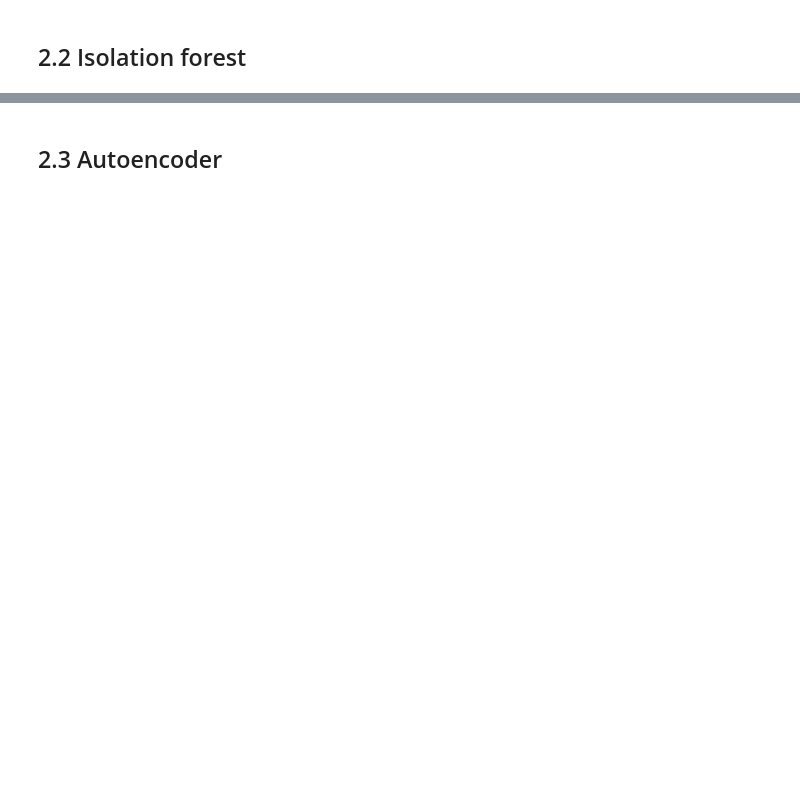
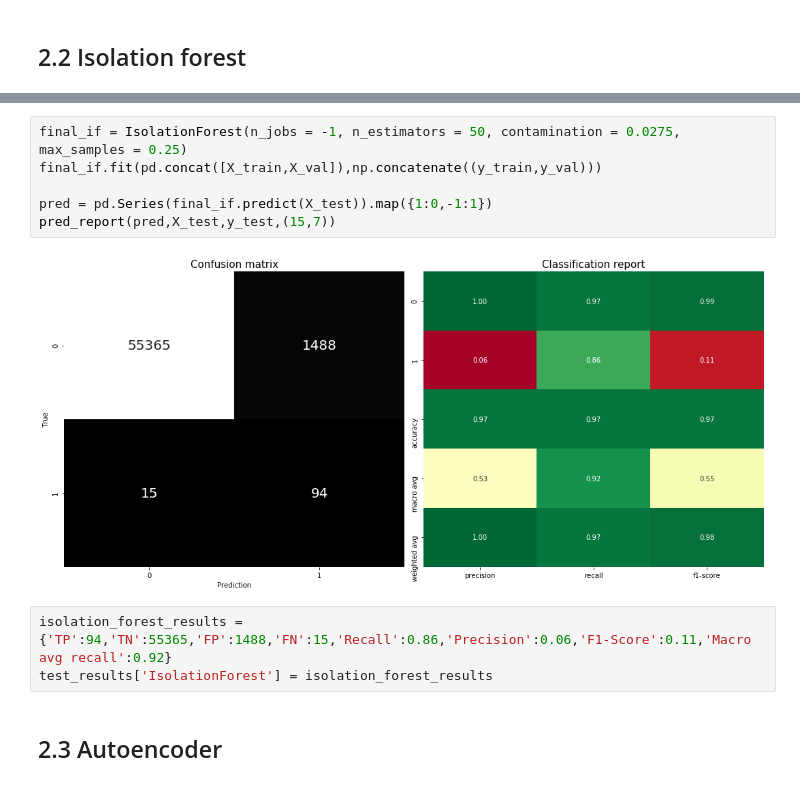
Before and after one commit to leogcalderon/fraud_detection, a Jupyter notebook: fraud_detection.ipynb, the cells around one changed output, grey strips where cells are left out. Saved outputs shown, nothing was run; the diff lists cells and outputs as text; blank space fills up the shorter version.

```diff
--- a/fraud_detection.ipynb
+++ b/fraud_detection.ipynb
@@ -416,2 +548,13 @@ pred_report(pred,X_test,y_test,(15,7))
+# %%
+final_if = IsolationForest(n_jobs = -1, n_estimators = 50, contamination = 0.0275, max_samples = 0.25)
+final_if.fit(pd.concat([X_train,X_val]),np.concatenate((y_train,y_val)))
+
+pred = pd.Series(final_if.predict(X_test)).map({1:0,-1:1})
+pred_report(pred,X_test,y_test,(15,7))
+# %% [output]
+[figure, added]
+# %%
+isolation_forest_results = {'TP':94,'TN':55365,'FP':1488,'FN':15,'Recall':0.86,'Precision':0.06,'F1-Score':0.11,'Macro avg recall':0.92}
+test_results['IsolationForest'] = isolation_forest_results
 # %% [markdown]
 ## 2.3 Autoencoder
```
Also changed, not shown: parts of 46 cells of this notebook, 5 other files.
